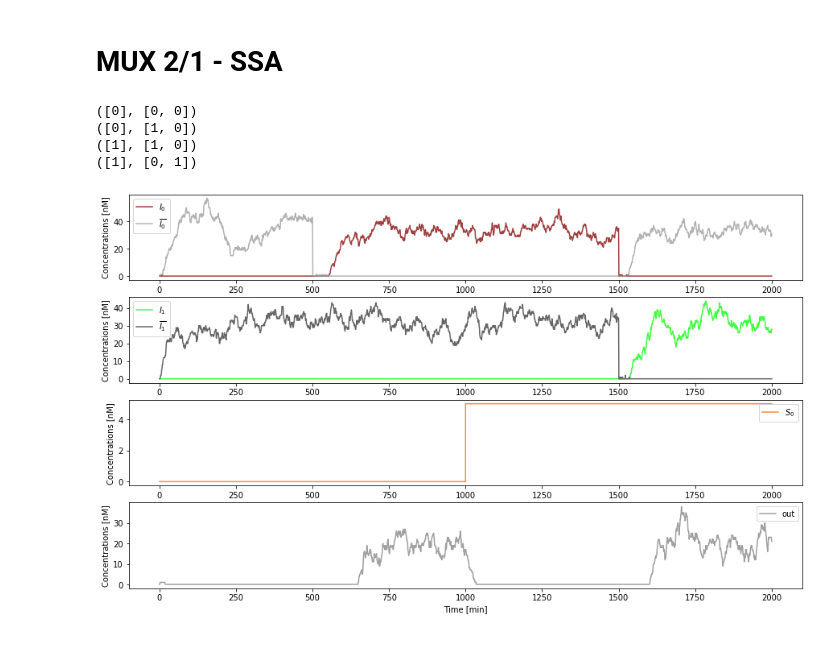
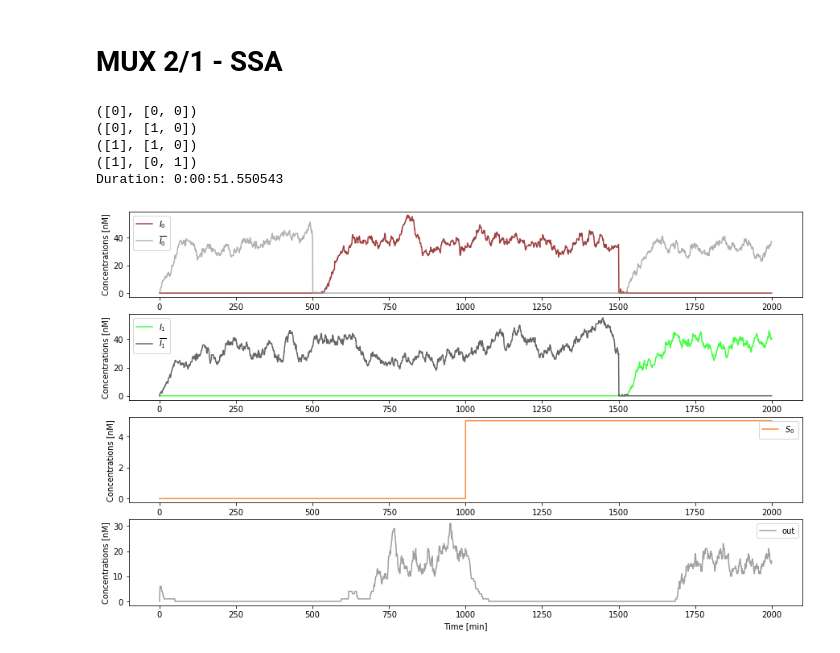
Before and after one commit to Bogatejc/CBLBs, a Jupyter notebook: cblb/run_model_mux_ssa.ipynb, the cells around one changed output. Saved outputs shown, nothing was run; the diff lists cells and outputs as text; code cells hidden in the pictures.

Commit message:
Measured execution time

```diff
--- a/cblb/run_model_mux_ssa.ipynb
+++ b/cblb/run_model_mux_ssa.ipynb
@@ -274,4 +274,8 @@ def simulate_stochastic_clb_8(params, Y0, Omega, T_end, dt = 1):
 # %%
+from datetime import datetime
+
+start_time = datetime.now()
+
 Y0 = np.zeros(128)
 
 # number of cells: toggle switches
@@ -346,7 +350,7 @@ for iteration, state in enumerate(states):
         Y0 = Y_full[-1,:]
 
     Y0[48:51] = np.array(S) * Omega
-    T, Y = simulate_stochastic_cblb_8(params, Y0, Omega, t_end)
+    T, Y = simulate_stochastic_clb_8(params, Y0, Omega, t_end)
 
     if not iteration:
         Y_full = Y
@@ -357,6 +361,9 @@ for iteration, state in enumerate(states):
 
 Y = Y_full
 T = T_full
+
+end_time = datetime.now()
+print('Duration: {}'.format(end_time - start_time))
 
 
 """
@@ -531,6 +539,9 @@ import matplotlib.pyplot as plt
 
 from parameters import *
 from models import *
+from datetime import datetime
+
+start_time = datetime.now()
 
 Y0 = np.zeros(27)
 # number of cells: toggle switches
@@ -592,6 +603,9 @@ for iteration, state in enumerate(states):
 Y = Y_full
 T = T_full
 
+end_time = datetime.now()
+print('Duration: {}'.format(end_time - start_time))
+
 
 """
 results
@@ -619,31 +633,32 @@ ax2.legend(["$I_1$", "$\\overline{I_1}$"])
 #ax2.set_title('$I_1$ toggle')
 ax2.set_xlabel("Time [min]")
 ax2.set_ylabel("Concentrations [nM]")
 
 
 ax3 = plt.subplot(413)
 ax3.plot(T,S0, color = "#ff6600ff", alpha=0.75)
 # ax5.plot(T,S1, color = "#ffff00ff")#, alpha=0.75)
 ax3.legend(["$S_0$"])
 #ax5.set_title('Select inputs')
 ax3.set_xlabel("Time [min]")
 ax3.set_ylabel("Concentrations [nM]")
 
 
 ax4 = plt.subplot(414)
 ax4.plot(T,out, color = "#8080805a", alpha=0.75)
 #ax6.set_title('out')
 ax4.legend(['out'])
 ax4.set_xlabel("Time [min]")
 ax4.set_ylabel("Concentrations [nM]")
 
 plt.gcf().set_size_inches(15,9)
 # plt.savefig("figs/CBLB_ssa_mux_2_1.pdf", bbox_inches = 'tight')
 
 plt.show()
 # %% [output]
 ([0], [0, 0])
 ([0], [1, 0])
 ([1], [1, 0])
 ([1], [0, 1])
+Duration: 0:00:51.550543
-[figure, old version]
+[figure, new version]
```
Also changed, not shown: parts of 3 cells of this notebook, 2 other files.
